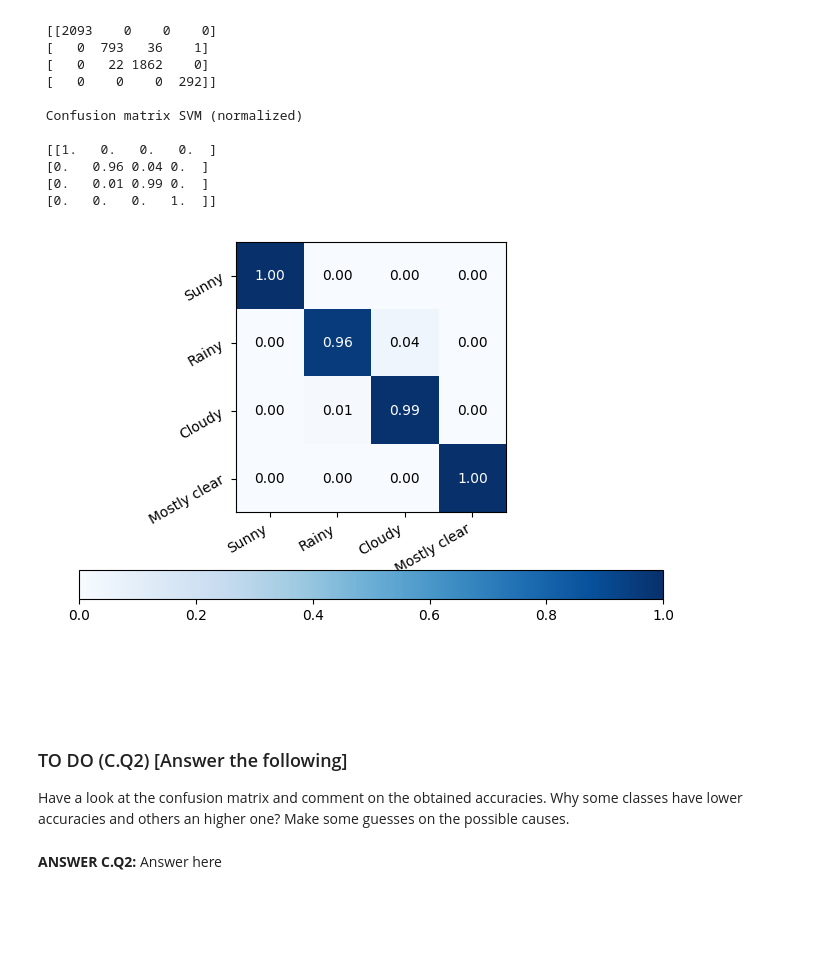
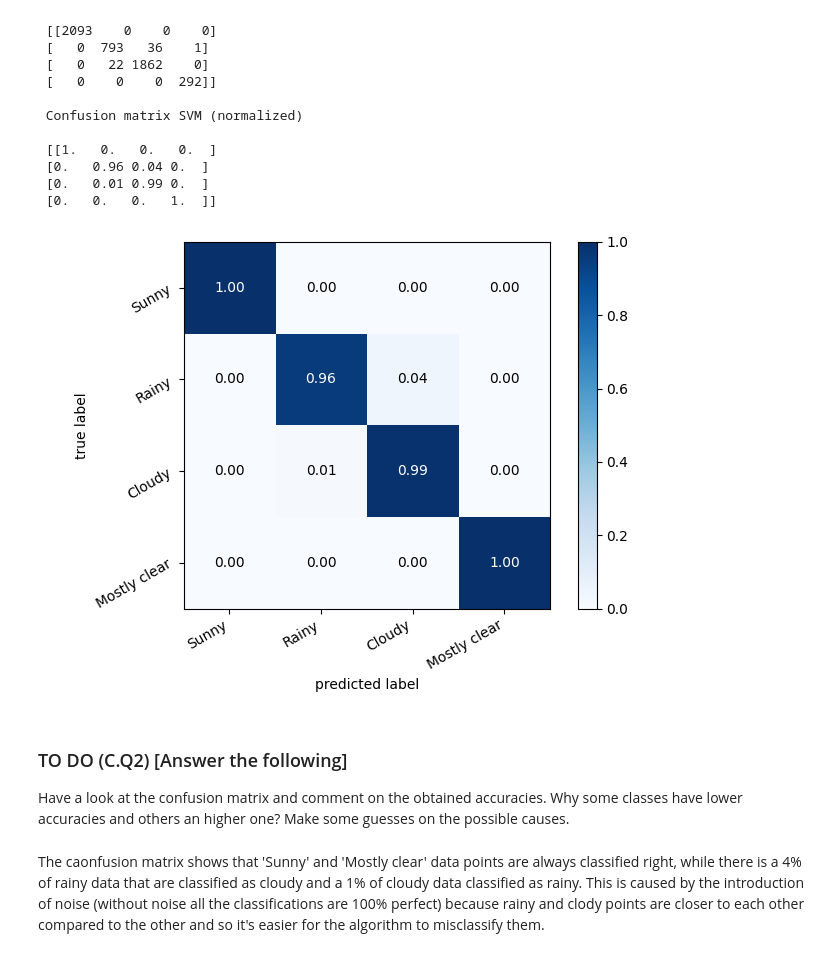
Before and after one commit to Giacomo-Menegatti/MachineLearning, a Jupyter notebook: Lab2/assignment_lab02.ipynb, the cells around one changed output. Cells and saved outputs as stored; diff of their text form; code cells hidden in the pictures; blank space fills up the shorter version.

```diff
--- a/Lab2/assignment_lab02.ipynb
+++ b/Lab2/assignment_lab02.ipynb
@@ -544,26 +634,28 @@ Labels and frequencies in test set:  [2093  830 1884  292]
 # %%
 fig = plt.figure()
 
 im = plt.imshow(confusion_SVM /counts[:,None], cmap="Blues",interpolation='nearest')
+plt.xlabel('predicted label')
+plt.ylabel('true label')
 plt.xticks([0,1,2,3], ['Sunny', 'Rainy','Cloudy', 'Mostly clear'],ha="right",rotation=30)
 plt.yticks([0,1,2,3], ['Sunny', 'Rainy','Cloudy', 'Mostly clear'],ha="right",rotation=30)
 cm = confusion_SVM /counts[:,None]
 fmt = '.2f'
 thresh = cm.max() / 2.
 for i in range(cm.shape[0]):
     for j in range(cm.shape[1]):
         plt.text(j, i, format(cm[i, j], fmt),
         ha="center", va="center",
         color="white" if cm[i, j] > thresh else "black")
 
 fig.tight_layout()
-fig.colorbar(im, location='bottom')
+fig.colorbar(im, location='right')
 plt.show()
 # %% [output]
-[figure, old version]
+[figure, new version]
 # %% [markdown]
 ### TO DO (C.Q2) [Answer the following]
 
 Have a look at the confusion matrix and comment on the obtained accuracies. Why some classes have lower accuracies and others an higher one? Make some guesses on the possible causes.
-# %% [markdown]
-**ANSWER C.Q2:** Answer here
+# %% [markdown]
+The caonfusion matrix shows that 'Sunny' and 'Mostly clear' data points are always classified right, while there is a 4% of rainy data that are classified as cloudy and a 1% of cloudy data classified as rainy. This is caused by the introduction of noise (without noise all the classifications are 100% perfect) because rainy and clody points are closer to each other compared to the other and so it's easier for the algorithm to misclassify them.
```
Also changed, not shown: parts of 17 cells of this notebook.
